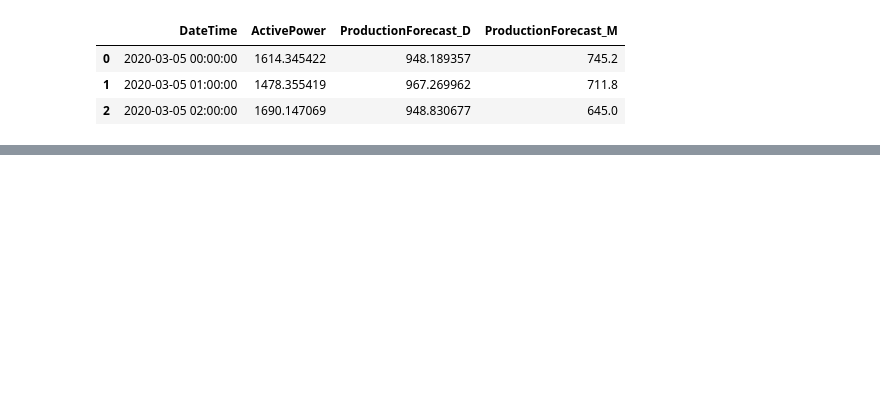
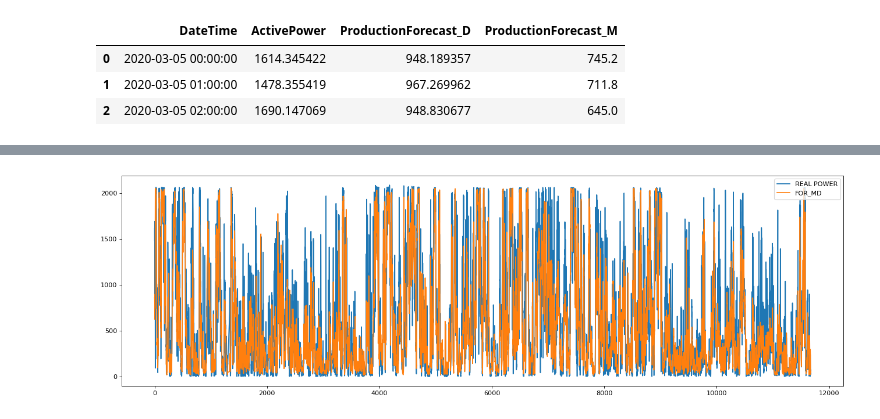
Before and after one commit to Projet-fil-rouge-Engie/Aggregation_Forecast, a Jupyter notebook: New_expert.ipynb, the cells around one changed output, grey strips where cells are left out. Saved outputs shown, nothing was run; the diff lists cells and outputs as text; code cells hidden in the pictures; blank space fills up the shorter version.

```diff
--- a/New_expert.ipynb
+++ b/New_expert.ipynb
@@ -59,0 +120,8 @@ df
+# %%
+figure(figsize=(20, 6), dpi=80)
+
+plt.plot(turb_1['ActivePower'],label='REAL POWER')
+plt.plot(turb_1['new_expert'],label='FOR_MD')
+plt.legend();
+# %% [output]
+[figure, added]
```
Also changed, not shown: parts of 14 cells of this notebook.
